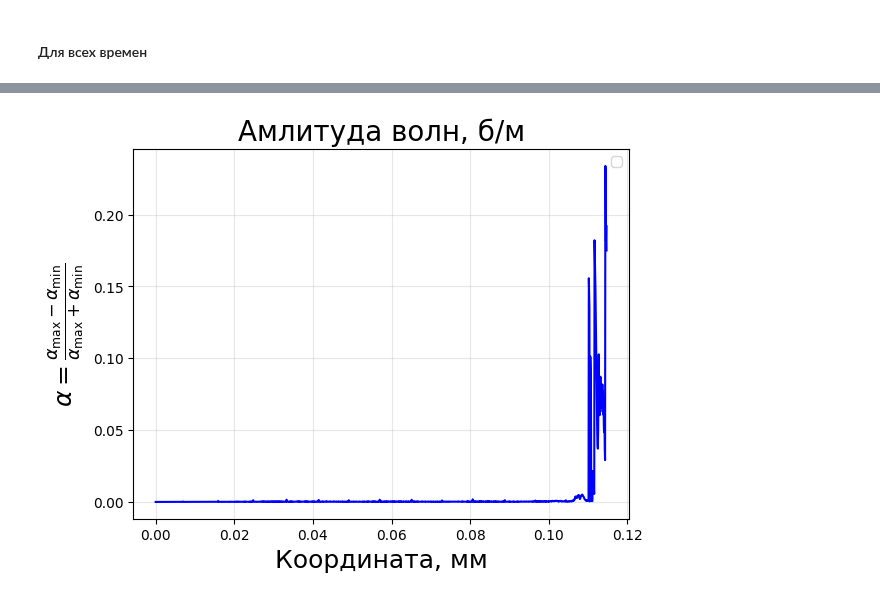
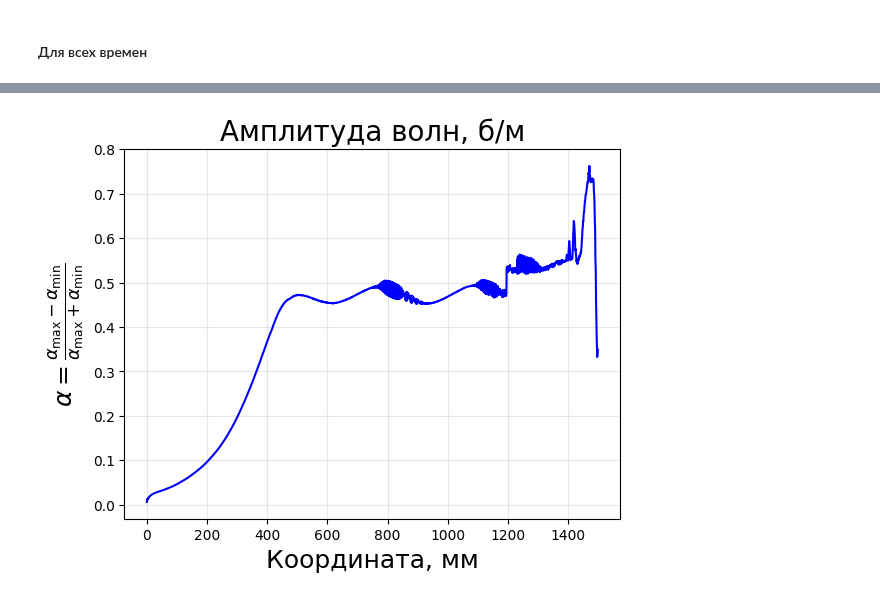
Before and after one commit to UlyanaGru/Fourier, a Jupyter notebook: test.ipynb, the cells around one changed output, grey strips where cells are left out. Drawn from its saved outputs; the diff is of its cells as text; code cells hidden in the pictures.

```diff
--- a/test.ipynb
+++ b/test.ipynb
@@ -185,38 +193,41 @@ plt.show()
 # %%
-index = np.argmax(data_time[data_time>0.2])
+index = np.argmax(data_time[data_time>0.7])
 # %%
-peaks_ind = []
-peaks_values = []
+peaks_ind_max = []
+peaks_ind_min = []
+peaks_values_max = []
+peaks_values_min = []
 x_coords = []
 max_peaks = []
 min_peaks = []
 ampl_waves = []
+
 for i in range(nx_max):
     data_slice = data[index:, i]  #массив по времени
-    peaks, properties = find_peaks(data_slice)
-    peaks_ind.append(peaks)
-    peaks_values.append(data_slice[peaks])
-    #есть ли пик
-    if len(peaks) > 0:
-        current_peaks = data_slice[peaks]
-        peaks_values.append(current_peaks)
-        max_peaks.append(np.max(current_peaks))
-        min_peaks.append(np.min(current_peaks))
-        ampl_waves.append((np.max(current_peaks) - np.min(current_peaks))/(np.max(current_peaks) + np.min(current_peaks)))
-    else:
-        #nan
-        peaks_values.append(np.array([]))
-        max_peaks.append(np.nan)
-        min_peaks.append(np.nan)
-        ampl_waves.append(np.nan)
-x_coords = np.arange(0, dx_step * nx_max, dx_step)
+    #максимумы
+    peaks_max, _ = find_peaks(data_slice)
+    peaks_ind_max.append(peaks_max)
+    peaks_values_max.append(data_slice[peaks_max])
+    #минимумы
+    peaks_min, _ = find_peaks(-data_slice)
+    peaks_ind_min.append(peaks_min)
+    peaks_values_min.append(data_slice[peaks_min])
+    #берем последний максимум и минимум для расчета амплитуды
+    if len(peaks_max) > 0 and len(peaks_min) > 0:
+        current_max = np.max(data_slice[peaks_max])
+        current_min = np.min(data_slice[peaks_min])
+        max_peaks.append(current_max)
+        min_peaks.append(current_min)
+        if current_max + current_min != 0:
+            amplitude = (current_max - current_min) / (current_max + current_min)
+            ampl_waves.append(amplitude)
+x_coords = np.arange(0, len(ampl_waves), 1)
+
+plt.plot(x_coords, ampl_waves, 'b-')
+plt.xlabel('Координата, мм', fontsize=18)
+plt.ylabel(r'$\alpha = \frac{\alpha_{\max} - \alpha_{\min}}{\alpha_{\max} + \alpha_{\min}}$', fontsize=18)
+plt.grid(True, alpha=0.3)
+plt.title(f'Амплитуда волн, б/м', fontsize=20)
+plt.show()
+# %% [output]
+[figure, added]
-# %%
-plt.plot(x_coords,ampl_waves, 'b-')
-plt.xlabel('Координата, мм', fontsize=18)
-plt.ylabel(r'$\alpha = \frac{\alpha_{\max} - \alpha_{\min}}{\alpha_{\max} + \alpha_{\min}}$', fontsize=18)
-plt.legend()
-plt.grid(True, alpha=0.3)
-plt.title(f'Амлитуда волн, б/м', fontsize=20)
-plt.show()
-# %% [output]
-[figure, removed]
```
Also changed, not shown: parts of 3 cells of this notebook.
